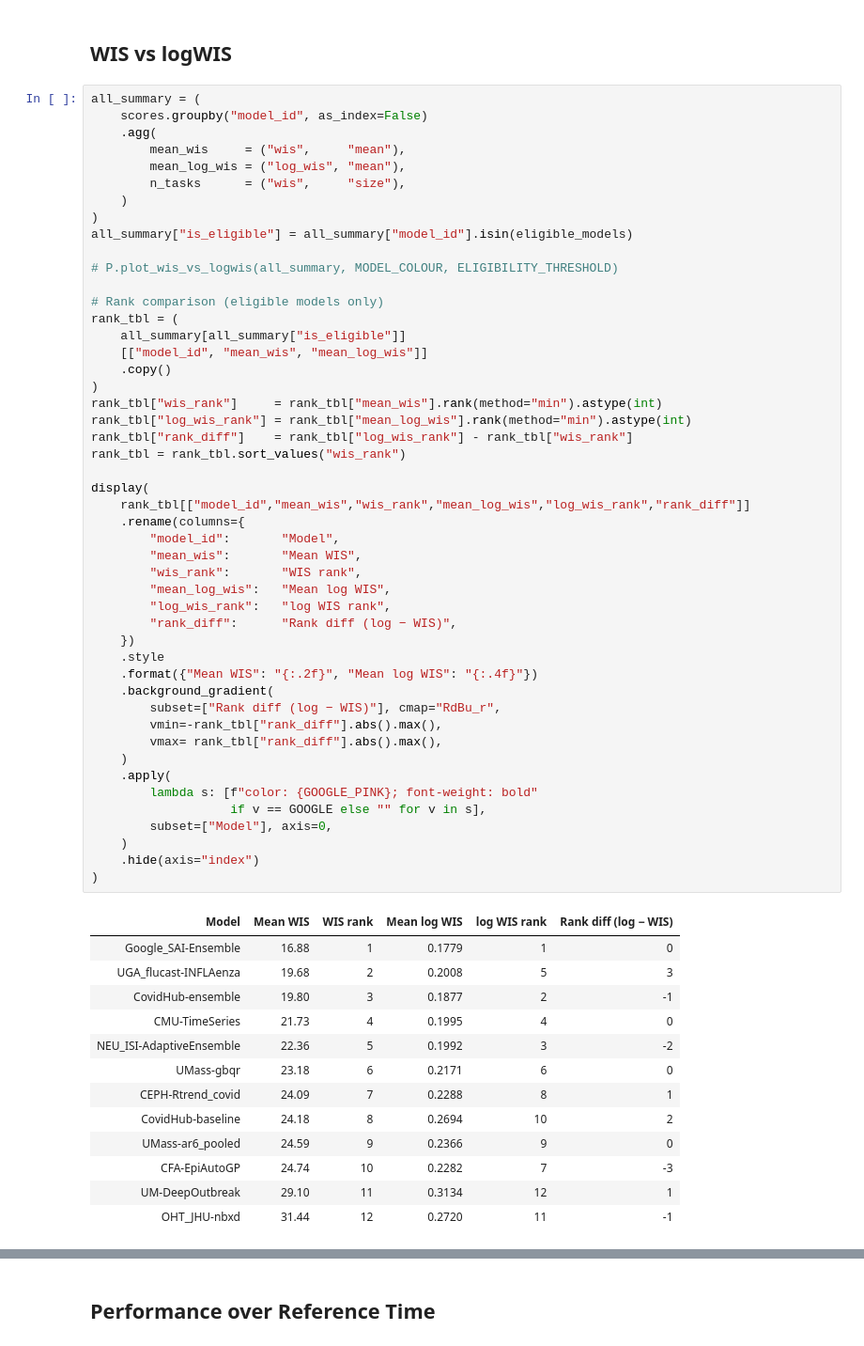
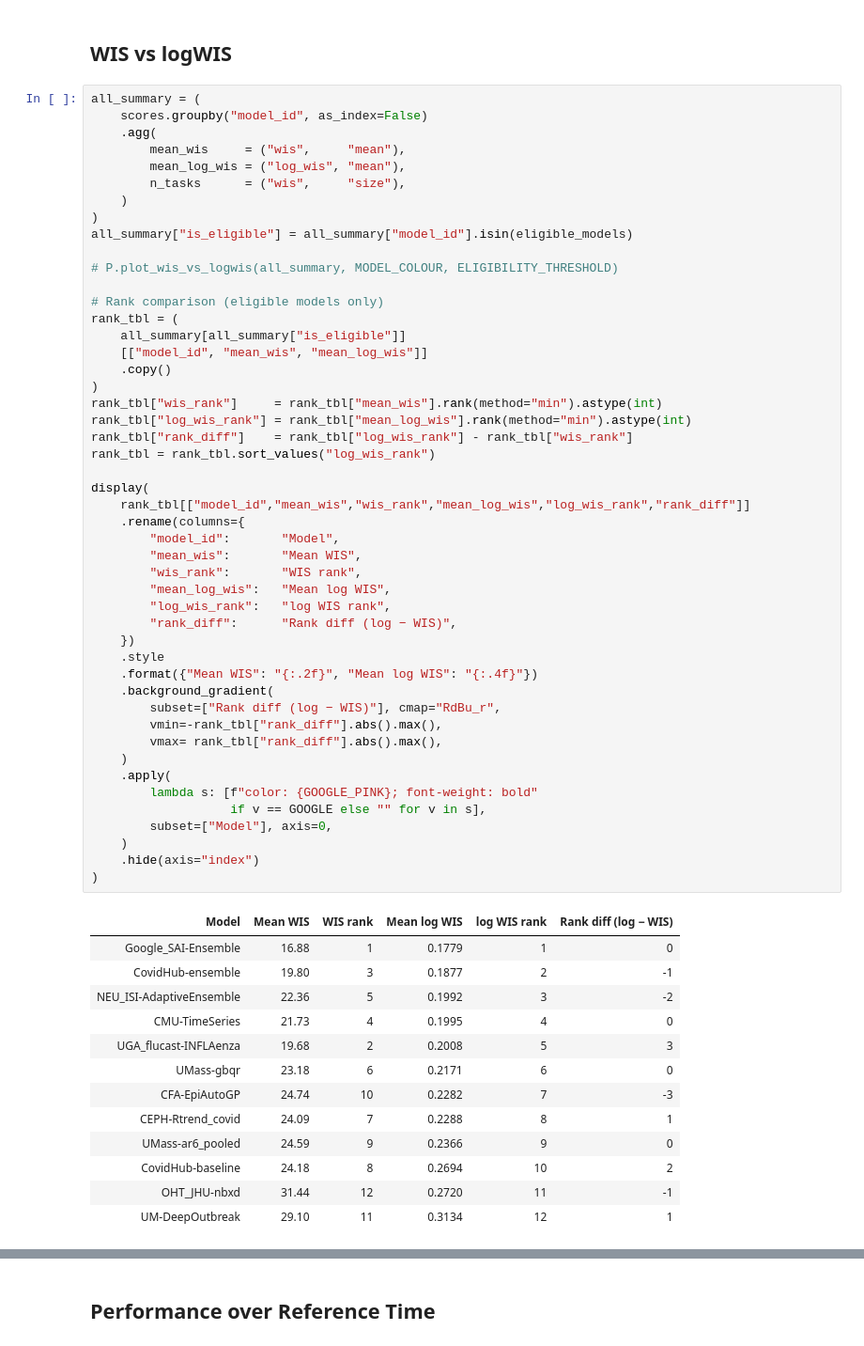
Before and after one commit to sarahmart/epi-hub-analysis, a Jupyter notebook: covid_analysis.ipynb, the cells around one changed output, grey strips where cells are left out. Shown at 94% size. Drawn from its saved outputs; the diff is of its cells as text.

```diff
--- a/covid_analysis.ipynb
+++ b/covid_analysis.ipynb
@@ -412,45 +424,45 @@ rank_tbl = (
 rank_tbl["wis_rank"]     = rank_tbl["mean_wis"].rank(method="min").astype(int)
 rank_tbl["log_wis_rank"] = rank_tbl["mean_log_wis"].rank(method="min").astype(int)
 rank_tbl["rank_diff"]    = rank_tbl["log_wis_rank"] - rank_tbl["wis_rank"]
-rank_tbl = rank_tbl.sort_values("wis_rank")
+rank_tbl = rank_tbl.sort_values("log_wis_rank")
 
 display(
     rank_tbl[["model_id","mean_wis","wis_rank","mean_log_wis","log_wis_rank","rank_diff"]]
     .rename(columns={
         "model_id":       "Model",
         "mean_wis":       "Mean WIS",
         "wis_rank":       "WIS rank",
         "mean_log_wis":   "Mean log WIS",
         "log_wis_rank":   "log WIS rank",
         "rank_diff":      "Rank diff (log − WIS)",
     })
     .style
     .format({"Mean WIS": "{:.2f}", "Mean log WIS": "{:.4f}"})
     .background_gradient(
         subset=["Rank diff (log − WIS)"], cmap="RdBu_r",
         vmin=-rank_tbl["rank_diff"].abs().max(),
         vmax= rank_tbl["rank_diff"].abs().max(),
     )
     .apply(
         lambda s: [f"color: {GOOGLE_PINK}; font-weight: bold"
                    if v == GOOGLE else "" for v in s],
         subset=["Model"], axis=0,
     )
     .hide(axis="index")
 )
 # %% [output]
 | Model | Mean WIS | WIS rank | Mean log WIS | log WIS rank | Rank diff (log − WIS) |
 | Google_SAI-Ensemble | 16.88 | 1 | 0.1779 | 1 | 0 |
+| CovidHub-ensemble | 19.80 | 3 | 0.1877 | 2 | -1 |
+| NEU_ISI-AdaptiveEnsemble | 22.36 | 5 | 0.1992 | 3 | -2 |
+| CMU-TimeSeries | 21.73 | 4 | 0.1995 | 4 | 0 |
 | UGA_flucast-INFLAenza | 19.68 | 2 | 0.2008 | 5 | 3 |
-| CovidHub-ensemble | 19.80 | 3 | 0.1877 | 2 | -1 |
-| CMU-TimeSeries | 21.73 | 4 | 0.1995 | 4 | 0 |
-| NEU_ISI-AdaptiveEnsemble | 22.36 | 5 | 0.1992 | 3 | -2 |
 | UMass-gbqr | 23.18 | 6 | 0.2171 | 6 | 0 |
+| CFA-EpiAutoGP | 24.74 | 10 | 0.2282 | 7 | -3 |
 | CEPH-Rtrend_covid | 24.09 | 7 | 0.2288 | 8 | 1 |
+| UMass-ar6_pooled | 24.59 | 9 | 0.2366 | 9 | 0 |
 | CovidHub-baseline | 24.18 | 8 | 0.2694 | 10 | 2 |
-| UMass-ar6_pooled | 24.59 | 9 | 0.2366 | 9 | 0 |
-| CFA-EpiAutoGP | 24.74 | 10 | 0.2282 | 7 | -3 |
+| OHT_JHU-nbxd | 31.44 | 12 | 0.2720 | 11 | -1 |
 | UM-DeepOutbreak | 29.10 | 11 | 0.3134 | 12 | 1 |
-| OHT_JHU-nbxd | 31.44 | 12 | 0.2720 | 11 | -1 |
 # %% [markdown]
 ## Performance by Horizon
```
Also changed, not shown: parts of 9 cells of this notebook, 3 other files.
